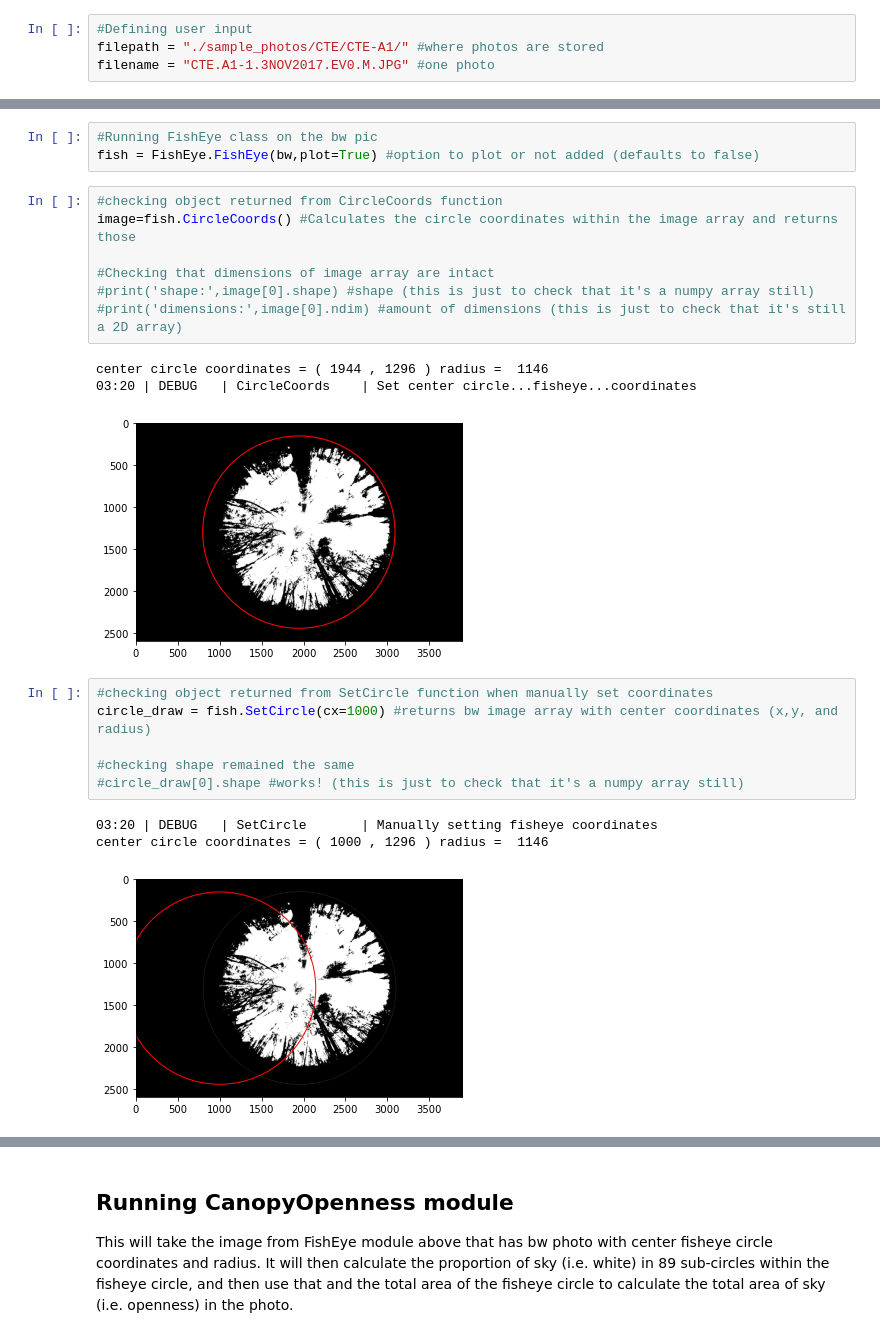
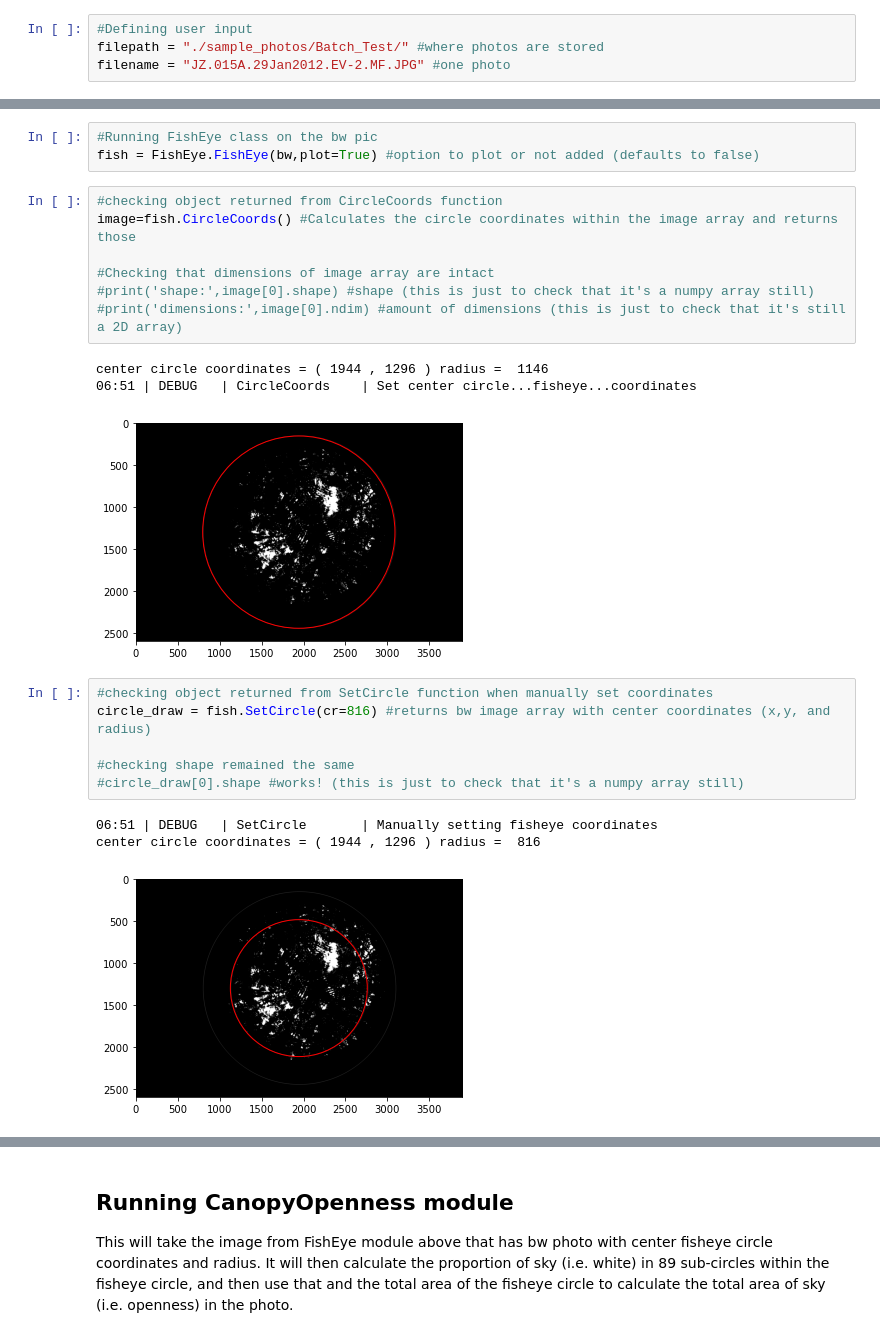
Before and after one commit to Roiak2/Canopy-Openness-from-Hemispheric-Photos, a Jupyter notebook: WorkingExample.ipynb, the cells around one changed output, grey strips where cells are left out. Drawn from its saved outputs; the diff is of its cells as text.

```diff
--- a/WorkingExample.ipynb
+++ b/WorkingExample.ipynb
@@ -49,8 +48,8 @@ CanopyOpenness.set_loglevel("DEBUG")
 This will load an image and output a thresholded bw photo
 # %%
 #Defining user input
-filepath = "./sample_photos/CTE/CTE-A1/" #where photos are stored
-filename = "CTE.A1-1.3NOV2017.EV0.M.JPG" #one photo
+filepath = "./sample_photos/Batch_Test/" #where photos are stored
+filename = "JZ.015A.29Jan2012.EV-2.MF.JPG" #one photo
 # %%
 #Saving object from ImagePrep class in ImageLoad module
 #This will give us the loaded image, blue transformed, and bw transformed
@@ -100,18 +101,18 @@ image=fish.CircleCoords() #Calculates the circle coordinates within the image ar
 #print('dimensions:',image[0].ndim) #amount of dimensions (this is just to check that it's still a 2D array)
 # %% [output]
 center circle coordinates = ( 1944 , 1296 ) radius =  1146
-03:20 | DEBUG   | CircleCoords    | Set center circle...fisheye...coordinates
+06:51 | DEBUG   | CircleCoords    | Set center circle...fisheye...coordinates
-[figure, old version]
+[figure, new version]
 # %%
 #checking object returned from SetCircle function when manually set coordinates
-circle_draw = fish.SetCircle(cx=1000) #returns bw image array with center coordinates (x,y, and radius)
+circle_draw = fish.SetCircle(cr=816) #returns bw image array with center coordinates (x,y, and radius)
 
 #checking shape remained the same
 #circle_draw[0].shape #works! (this is just to check that it's a numpy array still)
 # %% [output]
-03:20 | DEBUG   | SetCircle       | Manually setting fisheye coordinates
-center circle coordinates = ( 1000 , 1296 ) radius =  1146
+06:51 | DEBUG   | SetCircle       | Manually setting fisheye coordinates
+center circle coordinates = ( 1944 , 1296 ) radius =  816
-[figure, old version]
+[figure, new version]
 # %%
 #checking that SetCircle returns same image as CircleCoords if no manual inputs are given
 circle_draw2 = fish.SetCircle() #works!
```
Also changed, not shown: parts of 7 cells of this notebook.
